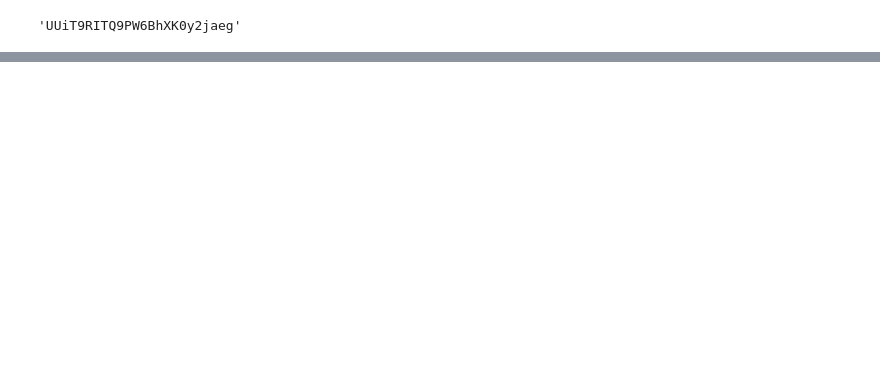
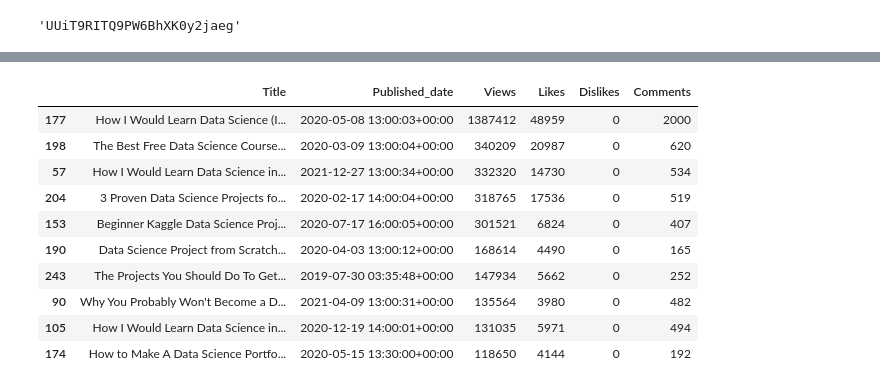
Before and after one commit to NguyenThiTHuHuyen304/crawl-data-analyst, a Jupyter notebook: YT_analysis_project/Untitled-1.ipynb, the cells around one changed output, grey strips where cells are left out. Saved outputs shown, nothing was run; the diff lists cells and outputs as text; code cells hidden in the pictures; blank space fills up the shorter version.

```diff
--- a/YT_analysis_project/Untitled-1.ipynb
+++ b/YT_analysis_project/Untitled-1.ipynb
@@ -166,0 +205,14 @@ dtype: object
+# %%
+Top10_videos
+# %% [output]
+|  | Title | Published_date | Views | Likes | Dislikes | Comments |
+| 177 | How I Would Learn Data Science (I... | 2020-05-08 13:00:03+00:00 | 1387412 | 48959 | 0 | 2000 |
+| 198 | The Best Free Data Science Course... | 2020-03-09 13:00:04+00:00 | 340209 | 20987 | 0 | 620 |
+| 57 | How I Would Learn Data Science in... | 2021-12-27 13:00:34+00:00 | 332320 | 14730 | 0 | 534 |
+| 204 | 3 Proven Data Science Projects fo... | 2020-02-17 14:00:04+00:00 | 318765 | 17536 | 0 | 519 |
+| 153 | Beginner Kaggle Data Science Proj... | 2020-07-17 16:00:05+00:00 | 301521 | 6824 | 0 | 407 |
+| 190 | Data Science Project from Scratch... | 2020-04-03 13:00:12+00:00 | 168614 | 4490 | 0 | 165 |
+| 243 | The Projects You Should Do To Get... | 2019-07-30 03:35:48+00:00 | 147934 | 5662 | 0 | 252 |
+| 90 | Why You Probably Won't Become a D... | 2021-04-09 13:00:31+00:00 | 135564 | 3980 | 0 | 482 |
+| 105 | How I Would Learn Data Science in... | 2020-12-19 14:00:01+00:00 | 131035 | 5971 | 0 | 494 |
+| 174 | How to Make A Data Science Portfo... | 2020-05-15 13:30:00+00:00 | 118650 | 4144 | 0 | 192 |
```
Also changed, not shown: parts of 20 cells of this notebook, 2 other files.
